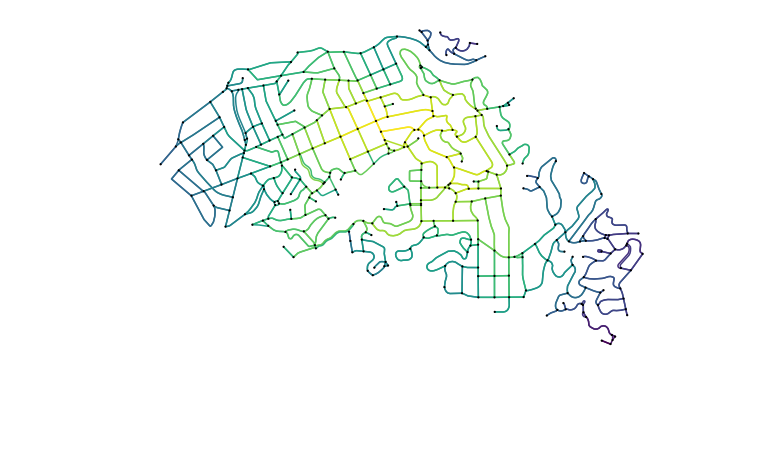
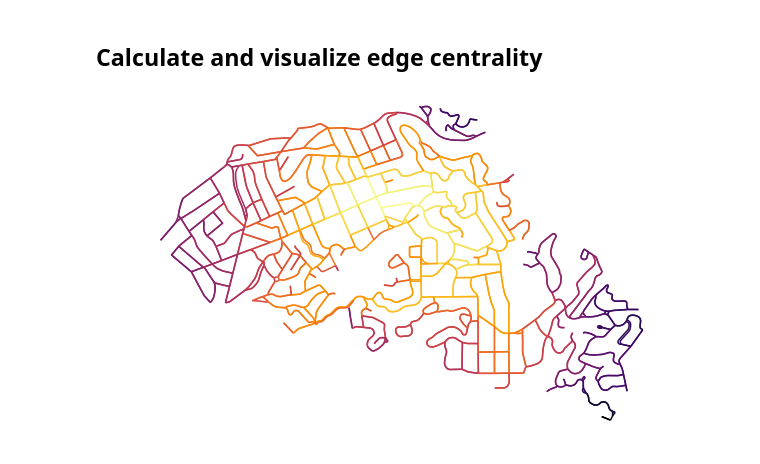
Before and after one commit to gboeing/osmnx-examples, a Jupyter notebook: notebooks/08-example-line-graph.ipynb, the cells around one changed output. Cells and saved outputs as stored; diff of their text form; code cells hidden in the pictures; blank space fills up the shorter version.

Commit message:
update centrality examples

```diff
--- a/notebooks/08-example-line-graph.ipynb
+++ b/notebooks/08-example-line-graph.ipynb
@@ -16,4 +20,4 @@ ox.config(log_console=True, use_cache=True)
 # %%
-# get the network and project it
-G = ox.graph_from_place('Piedmont, California, USA', network_type='drive')
-G_projected = ox.project_graph(G)
+# download and project a street network
+G = ox.graph_from_place('Piedmont, California', network_type='drive')
+G = ox.project_graph(G)
@@ -36,14 +39,19 @@ closeness = nx.closeness_centrality(L)
+# %% [markdown]
+## Calculate and visualize edge centrality
+# %%
+# edge closeness centrality: convert graph to a line graph so edges become nodes and vice versa
+ecc = nx.closeness_centrality(nx.line_graph(G))
 # %%
 # list of edge values for the orginal graph
-ev = [closeness[edge + (0,)] for edge in G_projected.edges()]
+ev = [ecc[edge + (0,)] for edge in G.edges()]
 
 # color scale converted to list of colors for graph edges
 norm = colors.Normalize(vmin=min(ev), vmax=max(ev))
-cmap = cm.ScalarMappable(norm=norm, cmap=cm.viridis)
-ec= [cmap.to_rgba(cl) for cl in ev]
+cmap = cm.ScalarMappable(norm=norm, cmap=cm.inferno)
+ec = [cmap.to_rgba(cl) for cl in ev]
 
 # color the edges in the original graph with closeness centralities in the line graph
-fig, ax = ox.plot_graph(G_projected, node_size=5, node_color='k', node_zorder=2,
+fig, ax = ox.plot_graph(G, node_size=0, node_color='w', node_edgecolor='gray', node_zorder=2,
                         edge_color=ec, edge_linewidth=1.5, edge_alpha=1)
 # %% [output]
-[figure, old version]
+[figure, new version]
```
Also changed, not shown: parts of 11 cells of this notebook.
